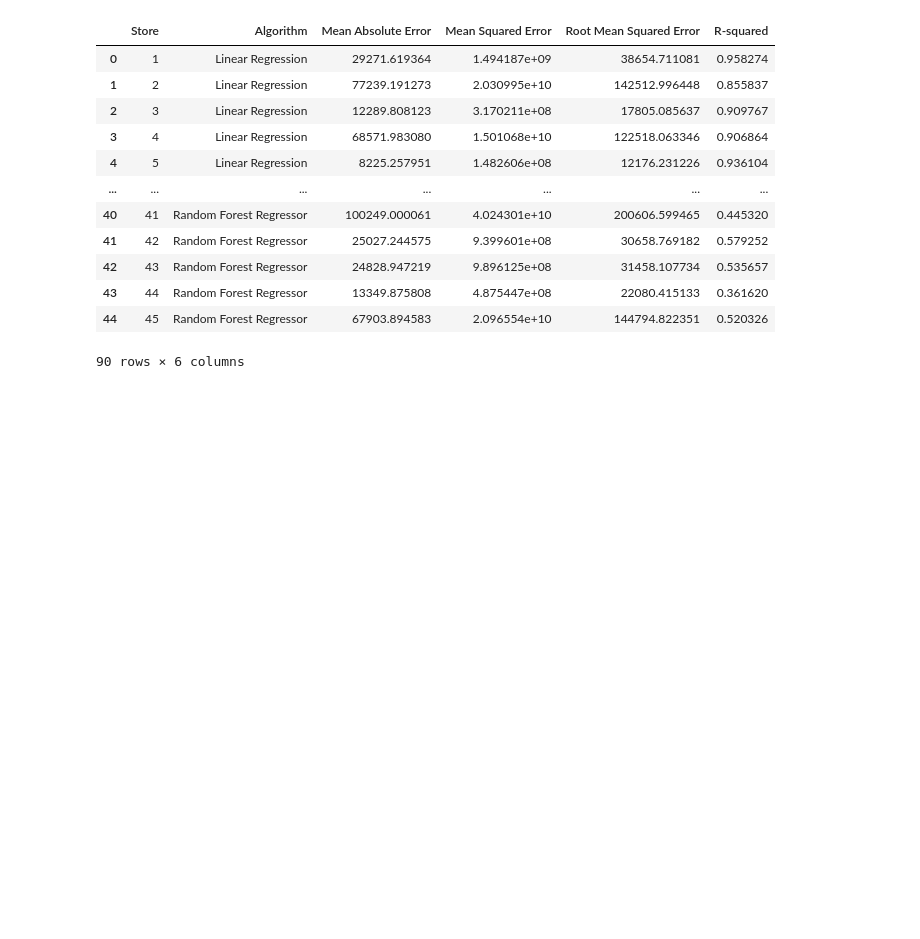
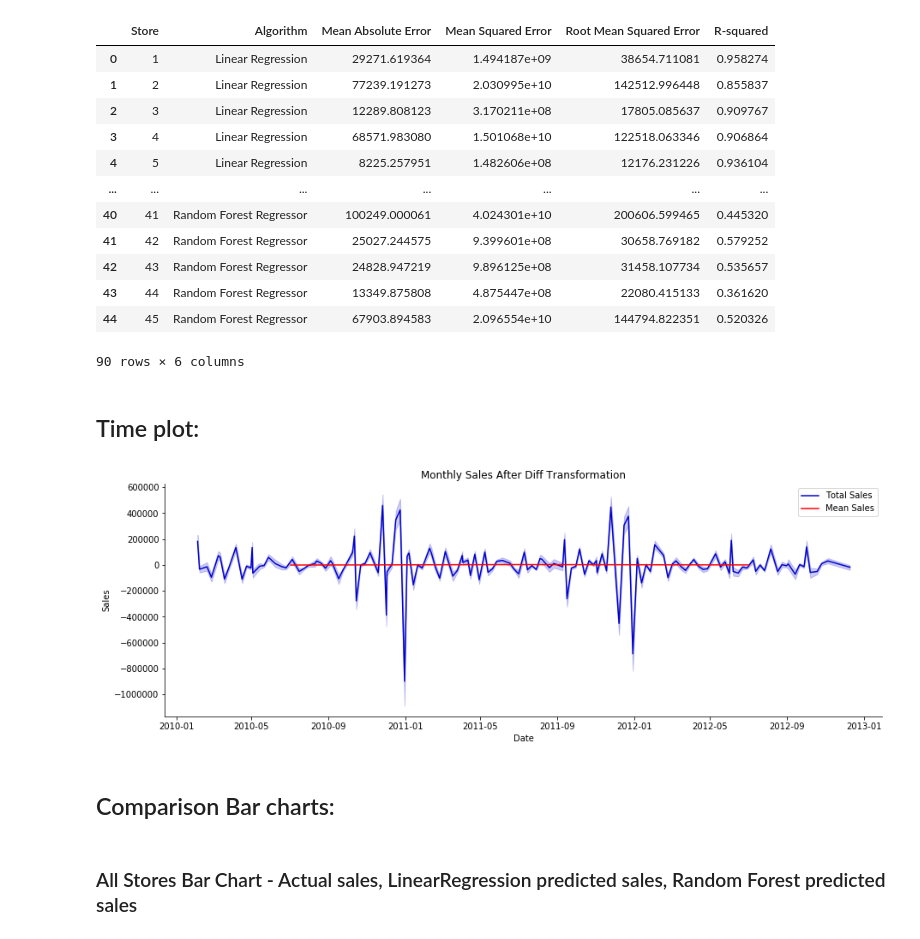
Before and after one commit to Franceskling/final_project, a Jupyter notebook: machine_learning/ALLstores_sales_forecast_ML.ipynb, the cells around one changed output. Saved outputs shown, nothing was run; the diff lists cells and outputs as text; code cells hidden in the pictures; blank space fills up the shorter version.

```diff
--- a/machine_learning/ALLstores_sales_forecast_ML.ipynb
+++ b/machine_learning/ALLstores_sales_forecast_ML.ipynb
@@ -425,4 +455,6 @@ scoring_append
 # %%
 # Saving the data
 scoring_append.to_csv('../Resources/Allstores_scoring_append.csv')
+# %% [markdown]
+## Time plot:
 # %%
@@ -441,4 +474,7 @@ def time_plot(data, x_col, y_col, title):
 
     sns.despine()
 # %%
-time_plot(sales_store1, 'Date', 'sales_diff', 'Monthly Sales After Diff Transformation')
+# Time-plot using sorted dataframe
+time_plot(sales_stores_sorted, 'Date', 'sales_diff', 'Monthly Sales After Diff Transformation')
+# %% [output]
+[figure, added]
@@ -503,0 +481,4 @@ plt.show()
+# %% [markdown]
+## Comparison Bar charts:
+# %% [markdown]
+### All Stores Bar Chart - Actual sales, LinearRegression predicted sales, Random Forest predicted sales
```
Also changed, not shown: parts of 38 cells of this notebook.
